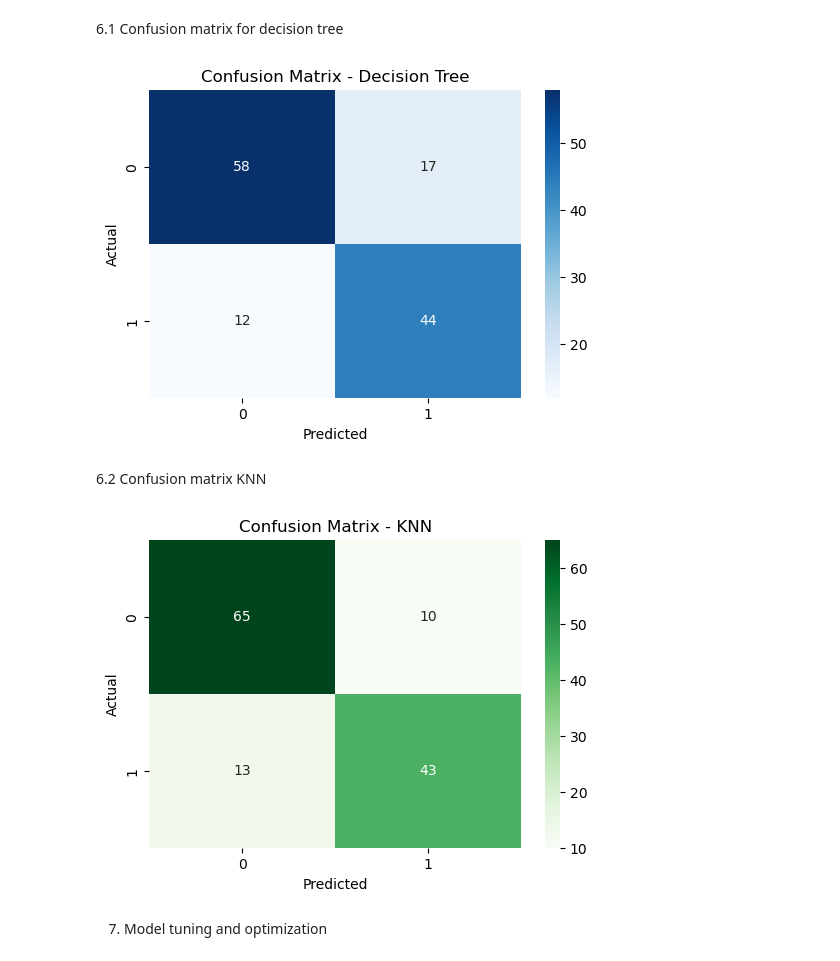
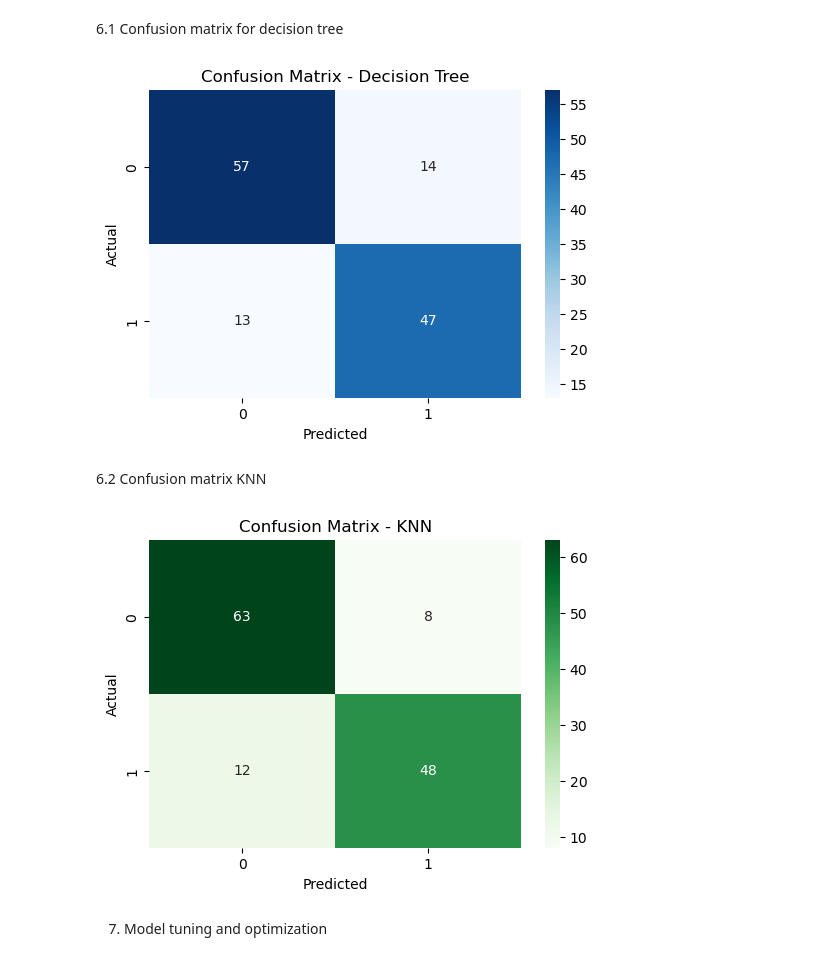
Before and after one commit to Hailegiorgisy/Credit_card_assignment, a Jupyter notebook: credit_card_assignment.ipynb, the cells around one changed output. Drawn from its saved outputs; the diff is of its cells as text; code cells hidden in the pictures.

```diff
--- a/credit_card_assignment.ipynb
+++ b/credit_card_assignment.ipynb
@@ -16,3 +14,5 @@ from sklearn.preprocessing import StandardScaler
 2. Loading the dataset
 # %%
 df = pd.read_csv("credit_card_data_headers.csv", sep="\t")
+df = pd.DataFrame(df)
+print(df.head())
@@ -90,9 +88,11 @@ Test size: 131
 # %% [markdown]
 5.1. Decision tree model
 # %%
-X_train, X_test, y_train, y_test = train_test_split(X, y, test_size=0.2, random_state=42)
+# training decision tree model
 dt_model = DecisionTreeClassifier(random_state=42)
 dt_model.fit(X_train, y_train)
-y_pred_dt = dt_model.predict(X_test)
-print("Decision Tree Model Accuracy:", metrics.accuracy_score(y_test, y_pred_dt))
+y_pred_dt = dt_model.predict(X_train)
+print("Decision Tree Accuracy:", metrics.accuracy_score(y_train, y_pred_dt))
+y_pred_val_dt = dt_model.predict(X_val)
+print("Decision Tree Validation Accuracy:", metrics.accuracy_score(y_val, y_pred_val_dt))
 # %% [output]
@@ -100,8 +101,7 @@ Decision Tree Model Accuracy: 0.7786259541984732
 # %% [markdown]
 5.2 KNN Model
 # %%
-# import standardScaler
-
+# standardizing continous features before fitting into KNN model
 cont_features = ['A2','A3','A8','A11','A14','A15']
 scaler = StandardScaler()
 X_train[cont_features] = scaler.fit_transform(X_train[cont_features])
@@ -109,6 +109,8 @@ X_val[cont_features] = scaler.transform(X_val[cont_features])
 X_test[cont_features] = scaler.transform(X_test[cont_features])
 knn_model = KNeighborsClassifier(n_neighbors=5)
 knn_model.fit(X_train, y_train)
-y_pred_knn = knn_model.predict(X_test)
-print("KNN Model Accuracy:", metrics.accuracy_score(y_test, y_pred_knn))
+y_pred_knn = knn_model.predict(X_train)
+print("KNN Model Accuracy:", metrics.accuracy_score(y_train, y_pred_knn))
+y_pred_val_knn = knn_model.predict(X_val)
+print("KNN Model Accuracy:", metrics.accuracy_score(y_val, y_pred_val_knn))
 # %% [output]
@@ -119,7 +122,7 @@ KNN Model Accuracy: 0.8244274809160306
 6.1 Confusion matrix for decision tree
 # %%
 # confusion matrix for decision tree
-conf_matrix_dt = metrics.confusion_matrix(y_test, y_pred_dt)
+conf_matrix_dt = metrics.confusion_matrix(y_val, y_pred_val_dt)
 plt.figure(figsize=(6,4))
 sns.heatmap(conf_matrix_dt, annot=True, fmt='d', cmap='Blues')
 plt.title('Confusion Matrix - Decision Tree')
@@ -127,20 +130,20 @@ plt.xlabel('Predicted')
 plt.ylabel('Actual')
 plt.show()
 # %% [output]
-[figure, old version]
+[figure, new version]
 # %% [markdown]
 6.2 Confusion matrix KNN
 # %%
 # confusion matrix for KNN
-conf_matrix_knn = metrics.confusion_matrix(y_test, y_pred_knn)
+conf_matrix_knn = metrics.confusion_matrix(y_val, y_pred_val_knn)
 plt.figure(figsize=(6,4))
 sns.heatmap(conf_matrix_knn, annot=True, fmt='d', cmap='Greens')
 plt.title('Confusion Matrix - KNN')
 plt.xlabel('Predicted')
 plt.ylabel('Actual')
 plt.show()
 # %% [output]
-[figure, old version]
+[figure, new version]
 # %% [markdown]
 7. Model tuning and optimization
 # %% [markdown]
```
Also changed, not shown: parts of 13 cells of this notebook, 2 other files.
